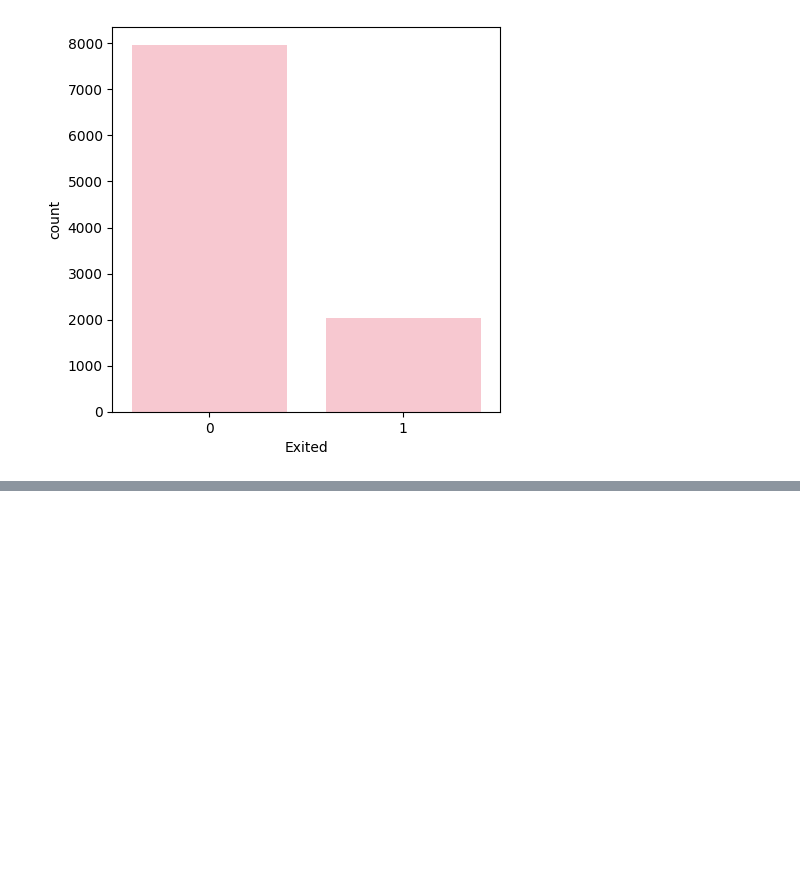
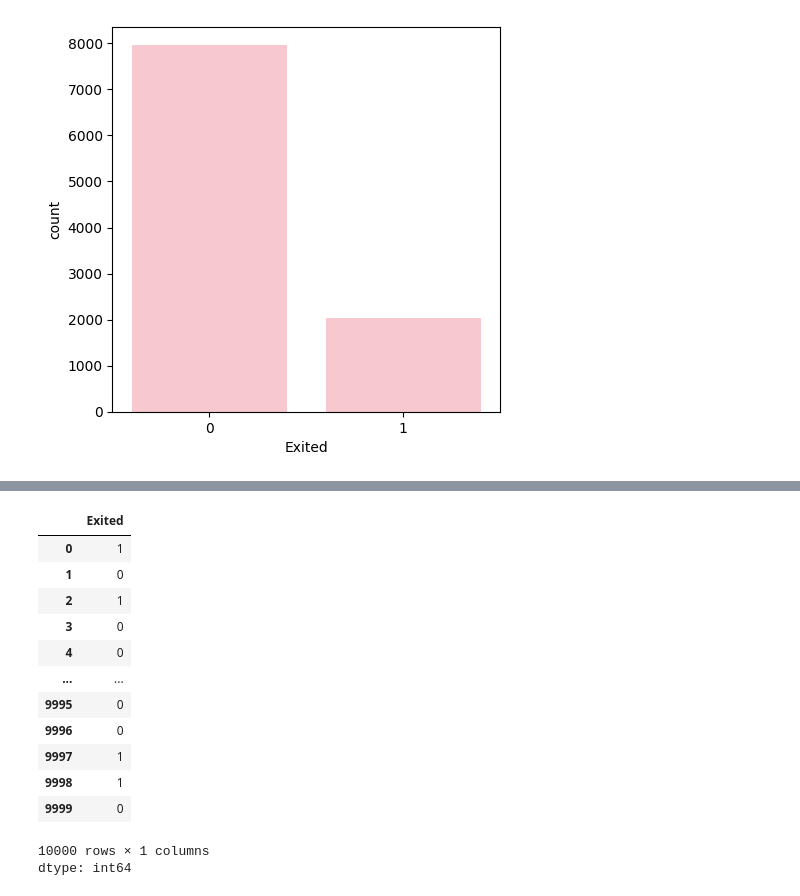
Before and after one commit to DN554/Churn-Modelling, a Jupyter notebook: Churn_Modelling.ipynb, the cells around one changed output, grey strips where cells are left out. Cells and saved outputs as stored; diff of their text form; code cells hidden in the pictures; blank space fills up the shorter version.

```diff
--- a/Churn_Modelling.ipynb
+++ b/Churn_Modelling.ipynb
@@ -351,0 +371,18 @@ df3
+# %%
+Y=df1['Exited']
+Y
+# %% [output]
+|  | Exited |
+| 0 | 1 |
+| 1 | 0 |
+| 2 | 1 |
+| 3 | 0 |
+| 4 | 0 |
+| ... | ... |
+| 9995 | 0 |
+| 9996 | 0 |
+| 9997 | 1 |
+| 9998 | 1 |
+| 9999 | 0 |
+10000 rows × 1 columns
+dtype: int64
```
Also changed, not shown: parts of 72 cells of this notebook.
